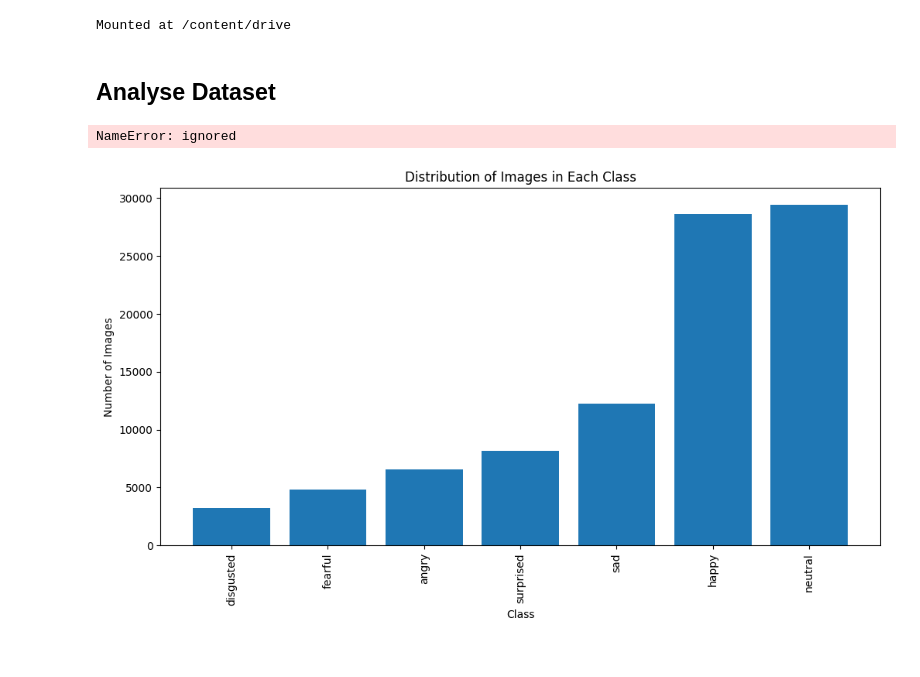
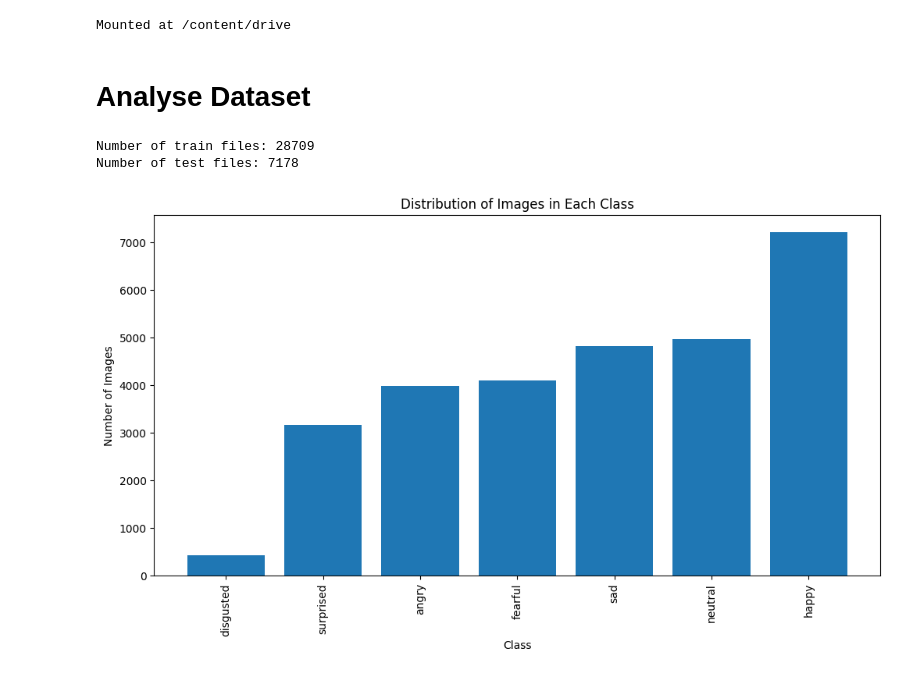
Before and after one commit to LudovicaCi/EmotionDetection, a Jupyter notebook: Data_Visualization.ipynb, the cells around one changed output. Drawn from its saved outputs; the diff is of its cells as text; code cells hidden in the pictures.

```diff
--- a/Data_Visualization.ipynb
+++ b/Data_Visualization.ipynb
@@ -26,8 +25,8 @@ drive.mount('/content/drive', force_remount=True)
 Mounted at /content/drive
 # %%
 # setup directory for training and test dataset
-train_path = '/content/drive/Shareddrives/CIDL/Dataset/train_1'
-test_path = '/content/drive/Shareddrives/CIDL/Dataset/Test/test_1'
+train_path = '/content/drive/Shareddrives/Cocchella_Cantini/Dataset/train'
+test_path = '/content/drive/Shareddrives/Cocchella_Cantini/Dataset/test'
 # %%
 # Create a dictionary to map class indices to class names
 classes = {
@@ -40,7 +39,7 @@ classes = {
     6: 'surprised'
 }
 # %% [markdown]
-## Analyse Dataset
+# Analyse Dataset
 # %%
 import os
 
@@ -61,35 +60,36 @@ print(f"Number of train files: {total_files_count}")
 total_files_count = count_files_in_directory(test_path)
 print(f"Number of test files: {total_files_count}")
 # %% [output]
-NameError: ignored
+Number of train files: 28709
+Number of test files: 7178
 # %%
 # We'll see the distribution of our classes in the training set
-folders = os.listdir(final_train_path)
+folders = os.listdir(train_path)
 
 train_number = []
 class_num = []
 
 for folder in folders:
-        train_files_1 = os.listdir(os.path.join(final_train_path, folder))
+        train_files_1 = os.listdir(os.path.join(train_path, folder))
         train_number.append(len(train_files_1))
         class_num.append(classes[int(folder)])
 
 # Sorting the dataset on the basis of the number of images in each class
 zipped_lists = zip(train_number, class_num)
 sorted_pairs = sorted(zipped_lists)
 sorted_class_num = [item[1] for item in sorted_pairs]
 sorted_train_number = [item[0] for item in sorted_pairs]
 
 # Plotting the number of images in each class
 plt.figure(figsize=(12, 6))
 plt.bar(sorted_class_num, sorted_train_number)
 plt.xlabel("Class")
 plt.ylabel("Number of Images")
 plt.title("Distribution of Images in Each Class")
 plt.xticks(rotation='vertical')
 plt.show()
 # %% [output]
-[figure, old version]
+[figure, new version]
 # %%
 # Calculate the total number of images
 total_images = sum(train_number)
```
Also changed, not shown: parts of 4 cells of this notebook.
